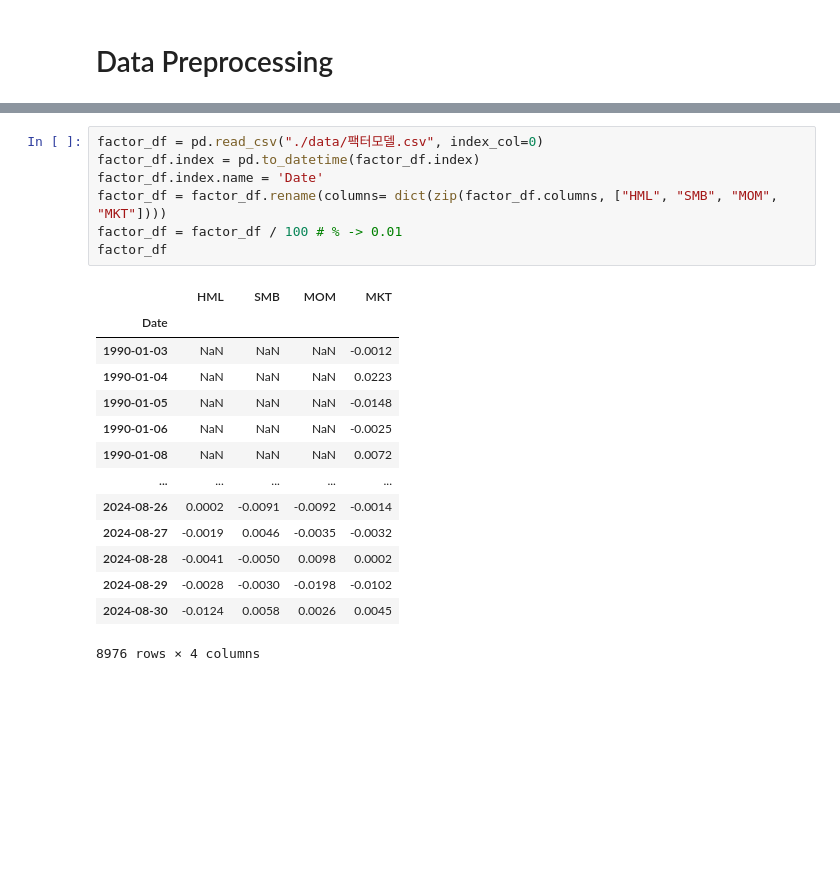
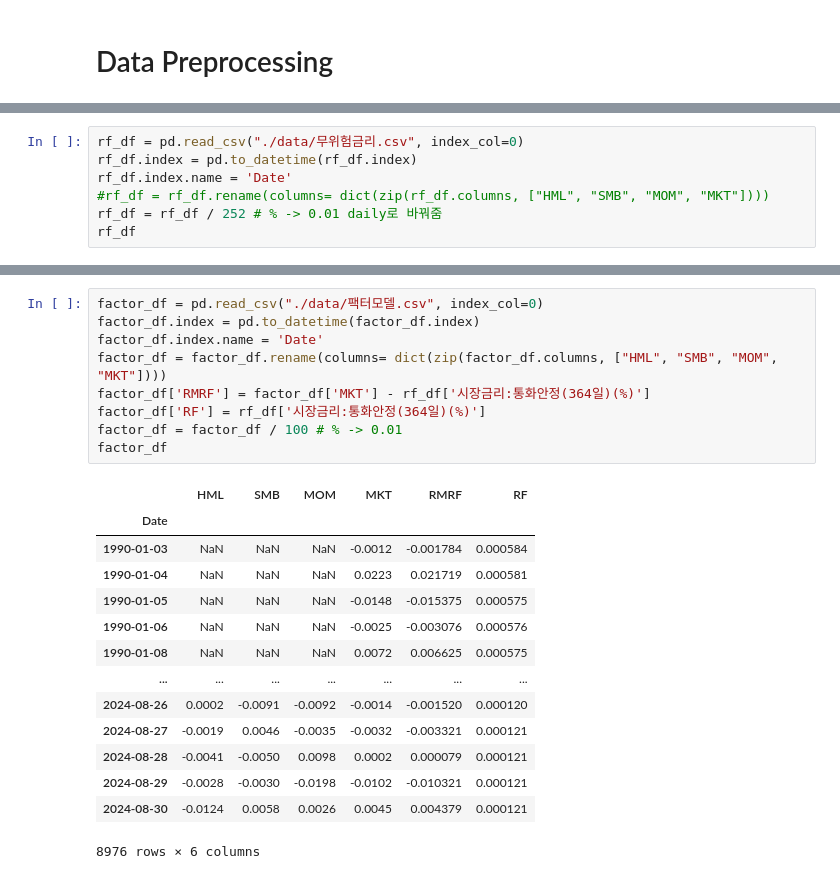
Before and after one commit to jaegu01/ml-stock-market, a Jupyter notebook: main copy.ipynb, the cells around one changed output, grey strips where cells are left out. Cells and saved outputs as stored; diff of their text form; blank space fills up the shorter version.

```diff
--- a/main copy.ipynb
+++ b/main copy.ipynb
@@ -79,0 +77,7 @@ columns_to_remove
+# %%
+rf_df = pd.read_csv("./data/무위험금리.csv", index_col=0)
+rf_df.index = pd.to_datetime(rf_df.index)
+rf_df.index.name = 'Date'
+#rf_df = rf_df.rename(columns= dict(zip(rf_df.columns, ["HML", "SMB", "MOM", "MKT"])))
+rf_df = rf_df / 252 # % -> 0.01 daily로 바꿔줌
+rf_df
@@ -80,22 +99,24 @@ columns_to_remove
 # %%
 factor_df = pd.read_csv("./data/팩터모델.csv", index_col=0)
 factor_df.index = pd.to_datetime(factor_df.index)
 factor_df.index.name = 'Date'
 factor_df = factor_df.rename(columns= dict(zip(factor_df.columns, ["HML", "SMB", "MOM", "MKT"])))
+factor_df['RMRF'] = factor_df['MKT'] - rf_df['시장금리:통화안정(364일)(%)']
+factor_df['RF'] = rf_df['시장금리:통화안정(364일)(%)']
 factor_df = factor_df / 100 # % -> 0.01
 factor_df
 # %% [output]
-|  | HML | SMB | MOM | MKT |
-| Date |  |  |  |  |
-| 1990-01-03 | NaN | NaN | NaN | -0.0012 |
-| 1990-01-04 | NaN | NaN | NaN | 0.0223 |
-| 1990-01-05 | NaN | NaN | NaN | -0.0148 |
-| 1990-01-06 | NaN | NaN | NaN | -0.0025 |
-| 1990-01-08 | NaN | NaN | NaN | 0.0072 |
-| ... | ... | ... | ... | ... |
-| 2024-08-26 | 0.0002 | -0.0091 | -0.0092 | -0.0014 |
-| 2024-08-27 | -0.0019 | 0.0046 | -0.0035 | -0.0032 |
-| 2024-08-28 | -0.0041 | -0.0050 | 0.0098 | 0.0002 |
-| 2024-08-29 | -0.0028 | -0.0030 | -0.0198 | -0.0102 |
-| 2024-08-30 | -0.0124 | 0.0058 | 0.0026 | 0.0045 |
+|  | HML | SMB | MOM | MKT | RMRF | RF |
+| Date |  |  |  |  |  |  |
+| 1990-01-03 | NaN | NaN | NaN | -0.0012 | -0.001784 | 0.000584 |
+| 1990-01-04 | NaN | NaN | NaN | 0.0223 | 0.021719 | 0.000581 |
+| 1990-01-05 | NaN | NaN | NaN | -0.0148 | -0.015375 | 0.000575 |
+| 1990-01-06 | NaN | NaN | NaN | -0.0025 | -0.003076 | 0.000576 |
+| 1990-01-08 | NaN | NaN | NaN | 0.0072 | 0.006625 | 0.000575 |
+| ... | ... | ... | ... | ... | ... | ... |
+| 2024-08-26 | 0.0002 | -0.0091 | -0.0092 | -0.0014 | -0.001520 | 0.000120 |
+| 2024-08-27 | -0.0019 | 0.0046 | -0.0035 | -0.0032 | -0.003321 | 0.000121 |
+| 2024-08-28 | -0.0041 | -0.0050 | 0.0098 | 0.0002 | 0.000079 | 0.000121 |
+| 2024-08-29 | -0.0028 | -0.0030 | -0.0198 | -0.0102 | -0.010321 | 0.000121 |
+| 2024-08-30 | -0.0124 | 0.0058 | 0.0026 | 0.0045 | 0.004379 | 0.000121 |
-8976 rows × 4 columns
+8976 rows × 6 columns
```
Also changed, not shown: parts of 31 cells of this notebook.
